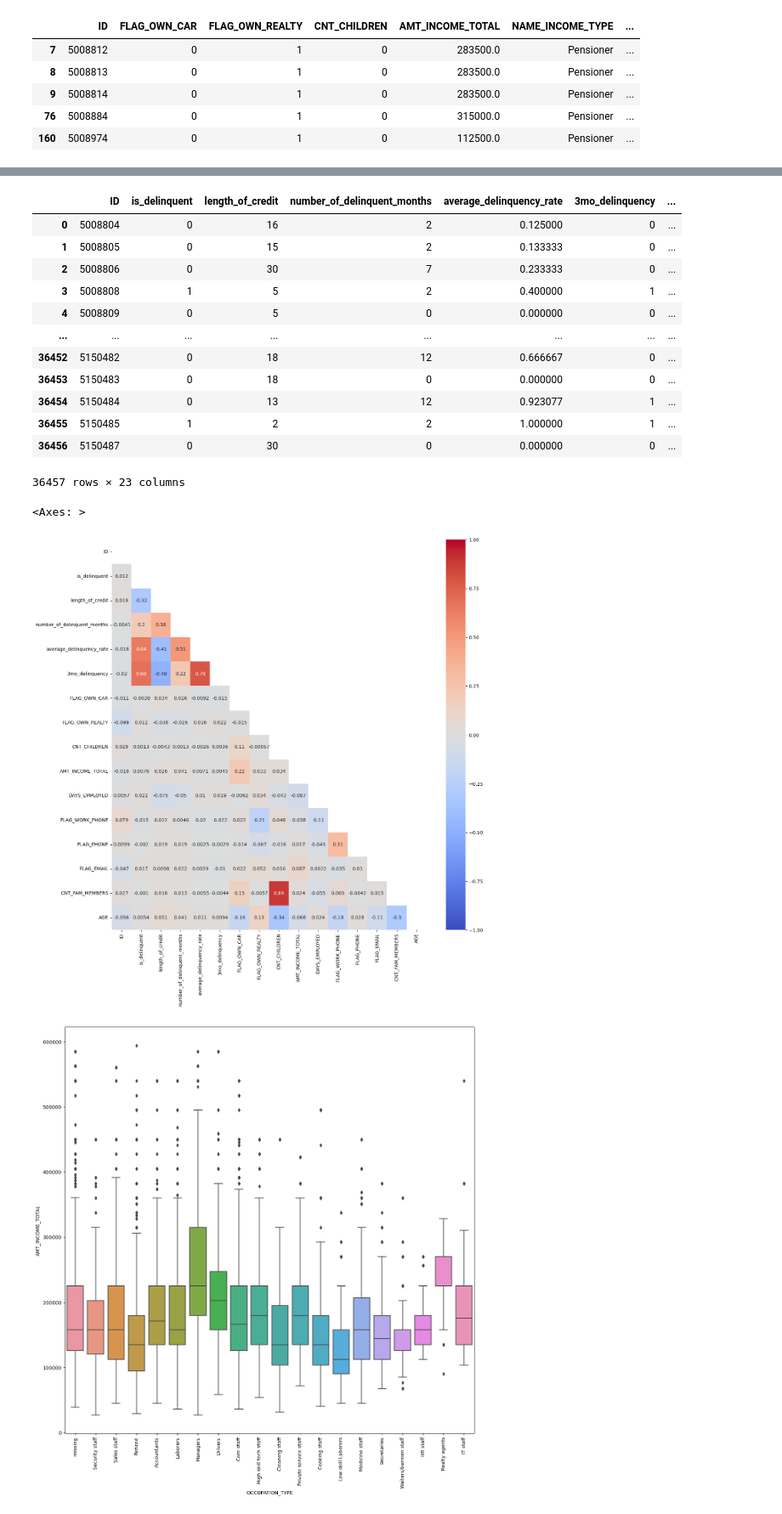
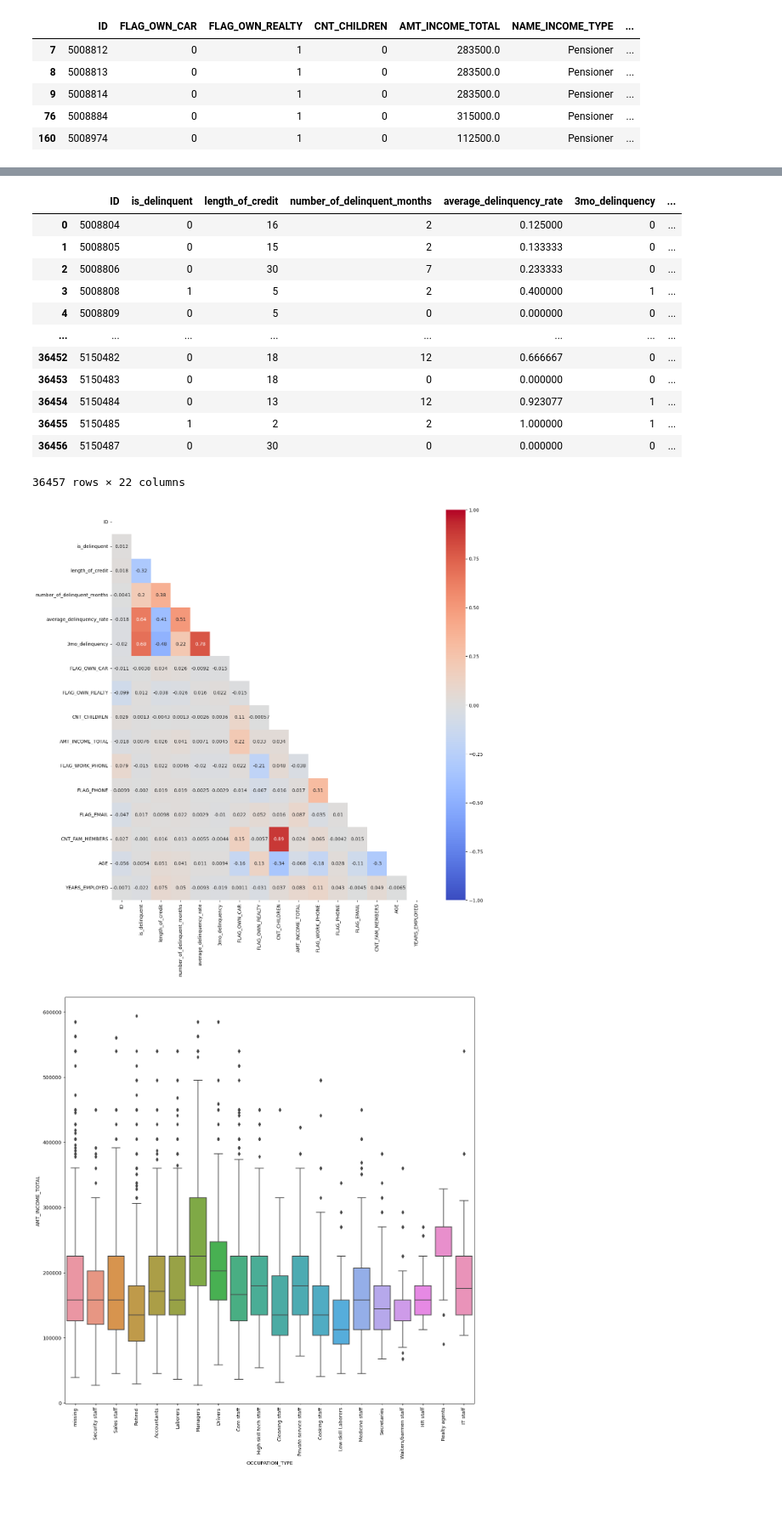
Before and after one commit to gabrielafichtner/credit-card-delinquency, a Jupyter notebook: Notebooks/01 - EDA.ipynb, the cells around one changed output, grey strips where cells are left out. Shown at 85% size. Drawn from its saved outputs; the diff is of its cells as text; code cells hidden in the pictures.

Commit message:
changes years employed and dropped days birth and days employed

```diff
--- a/Notebooks/01 - EDA.ipynb
+++ b/Notebooks/01 - EDA.ipynb
@@ -434,6 +434,8 @@ applications[applications['DAYS_EMPLOYED'] == 0].head()
 | 160 | 5008974 | 0 | 1 | 0 | 112500.0 | Pensioner | ... |
 # %%
 applications['AGE'] = (abs(applications['DAYS_BIRTH']) / 365).astype(int)
+applications['YEARS_EMPLOYED'] = (abs(applications['DAYS_EMPLOYED']) / 365).astype(int)
+applications.drop(columns = ['DAYS_BIRTH', 'DAYS_EMPLOYED'], inplace = True)
 # %%
 data_merged = credit_cleaned.merge(applications, how='inner', on='ID')
 print(data_merged.shape)
@@ -487,18 +489,16 @@ data_merged
 | 36454 | 5150484 | 0 | 13 | 12 | 0.923077 | 1 | ... |
 | 36455 | 5150485 | 1 | 2 | 2 | 1.000000 | 1 | ... |
 | 36456 | 5150487 | 0 | 30 | 0 | 0.000000 | 0 | ... |
-36457 rows × 23 columns
+36457 rows × 22 columns
 # %%
 numericals = list(data_merged.select_dtypes(include=['int64', 'float64']).columns)
-numericals.remove('DAYS_BIRTH')
 numericals.remove('FLAG_MOBIL')
 plt.figure(figsize=(15, 15))
 mask = np.triu(np.ones_like(data_merged[numericals].corr()))
 sns.heatmap(data_merged[numericals].corr(), mask=mask, cmap='coolwarm',
             vmin = -1, vmax=1,annot=True);
 # %% [output]
-<Axes: >
-[figure, old version]
+[figure, new version]
 # %%
 plt.figure(figsize = (15, 15))
 sns.boxplot(x='OCCUPATION_TYPE', y='AMT_INCOME_TOTAL', data=data_merged[data_merged['AMT_INCOME_TOTAL']<0.6e6])
```
Also changed, not shown: parts of 4 cells of this notebook, 2 other files.
